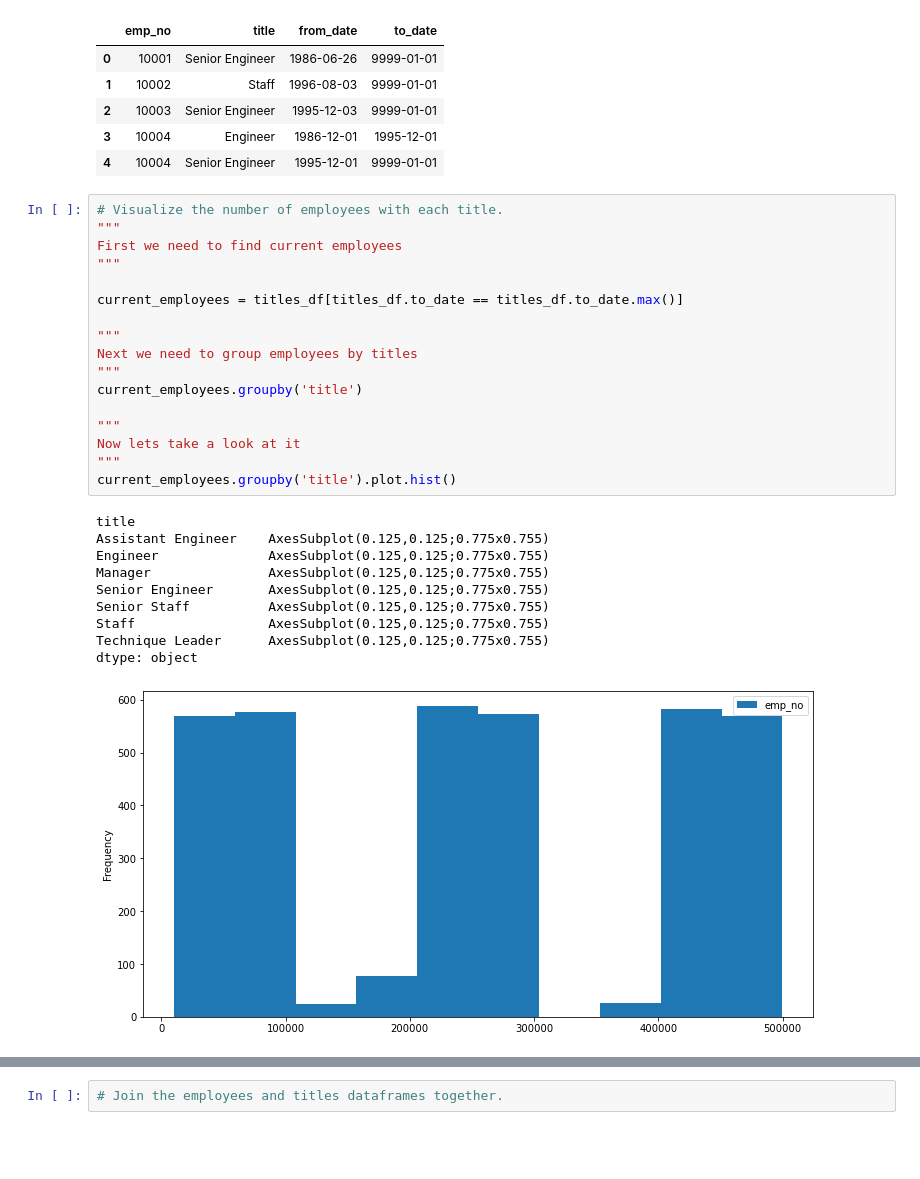
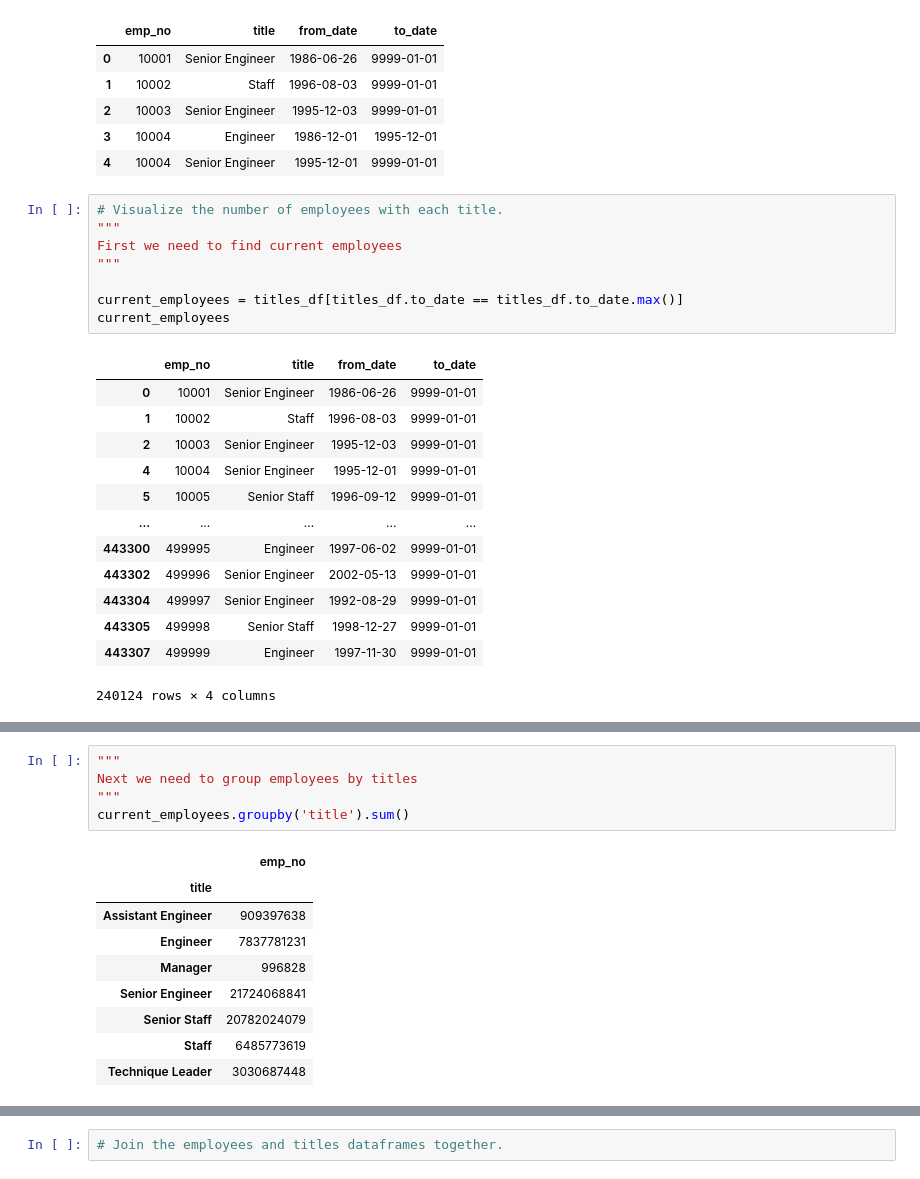
Before and after one commit to CSolitaire/numpy-pandas-visualization-exercises, a Jupyter notebook: advanced_dataframes.ipynb, the cells around one changed output, grey strips where cells are left out. Cells and saved outputs as stored; diff of their text form; blank space fills up the shorter version.

```diff
--- a/advanced_dataframes.ipynb
+++ b/advanced_dataframes.ipynb
@@ -178,28 +198,22 @@ titles_df.head()
 # %%
 # Visualize the number of employees with each title.
 """
 First we need to find current employees
 """
 
 current_employees = titles_df[titles_df.to_date == titles_df.to_date.max()]
-
-"""
-Next we need to group employees by titles
-"""
-current_employees.groupby('title')
-
-"""
-Now lets take a look at it
-"""
-current_employees.groupby('title').plot.hist()
+current_employees
 # %% [output]
+|  | emp_no | title | from_date | to_date |
+| 0 | 10001 | Senior Engineer | 1986-06-26 | 9999-01-01 |
+| 1 | 10002 | Staff | 1996-08-03 | 9999-01-01 |
+| 2 | 10003 | Senior Engineer | 1995-12-03 | 9999-01-01 |
+| 4 | 10004 | Senior Engineer | 1995-12-01 | 9999-01-01 |
+| 5 | 10005 | Senior Staff | 1996-09-12 | 9999-01-01 |
+| ... | ... | ... | ... | ... |
+| 443300 | 499995 | Engineer | 1997-06-02 | 9999-01-01 |
+| 443302 | 499996 | Senior Engineer | 2002-05-13 | 9999-01-01 |
+| 443304 | 499997 | Senior Engineer | 1992-08-29 | 9999-01-01 |
+| 443305 | 499998 | Senior Staff | 1998-12-27 | 9999-01-01 |
+| 443307 | 499999 | Engineer | 1997-11-30 | 9999-01-01 |
-title
-Assistant Engineer    AxesSubplot(0.125,0.125;0.775x0.755)
-Engineer              AxesSubplot(0.125,0.125;0.775x0.755)
-Manager               AxesSubplot(0.125,0.125;0.775x0.755)
-Senior Engineer       AxesSubplot(0.125,0.125;0.775x0.755)
-Senior Staff          AxesSubplot(0.125,0.125;0.775x0.755)
-Staff                 AxesSubplot(0.125,0.125;0.775x0.755)
-Technique Leader      AxesSubplot(0.125,0.125;0.775x0.755)
-dtype: object
+240124 rows × 4 columns
-[figure, removed]
@@ -211,0 +220,15 @@ dtype: object
+# %%
+"""
+Next we need to group employees by titles
+"""
+current_employees.groupby('title').sum()
+# %% [output]
+|  | emp_no |
+| title |  |
+| Assistant Engineer | 909397638 |
+| Engineer | 7837781231 |
+| Manager | 996828 |
+| Senior Engineer | 21724068841 |
+| Senior Staff | 20782024079 |
+| Staff | 6485773619 |
+| Technique Leader | 3030687448 |
```
Also changed, not shown: parts of 6 cells of this notebook.
